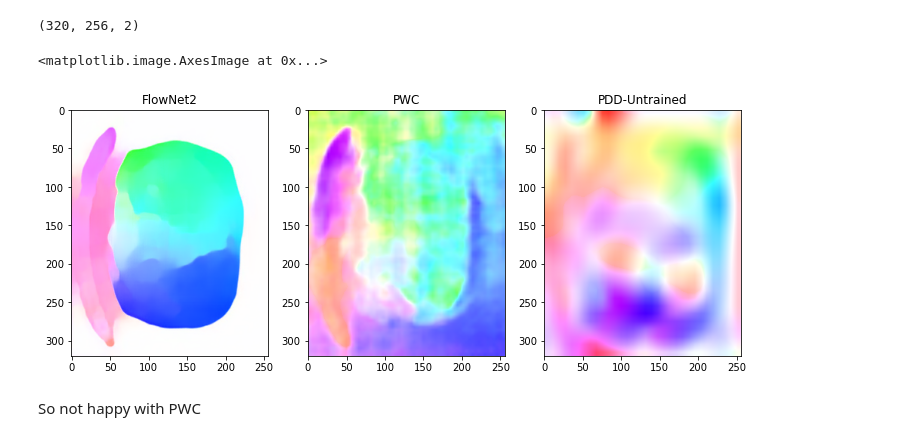
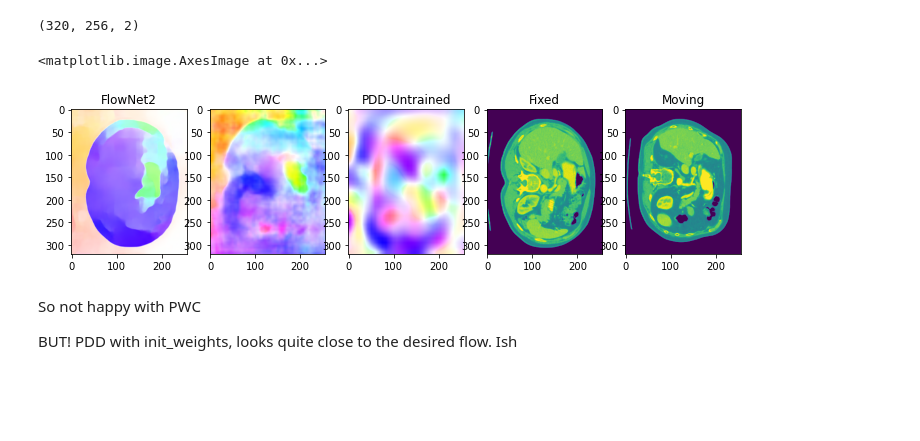
Before and after one commit to TillNicke/KD-for-optical-flow, a Jupyter notebook: Ensemble.ipynb, the cells around one changed output. Cells and saved outputs as stored; diff of their text form; code cells hidden in the pictures; blank space fills up the shorter version.

```diff
--- a/Ensemble.ipynb
+++ b/Ensemble.ipynb
@@ -32,12 +34,18 @@ PWC and Flow2 seem to occupy around 1,5 GB on a graphics card
 imgs = torch.load('Data/img.pth')
 segs = torch.load('Data/seg.pth')
 
-fix = 12; mov=9
+fix = 6; mov=3
 fixed = imgs[fix:fix+1,:,:].float() /255
 moving = imgs[mov:mov+1,:,:].float() /255
 
-fixed_seg = segs[fix:fix+1, :,:].long().contiguous()
-moving_seg = segs[mov:mov+1,:,:].long().contiguous()
+fixed_seg = segs[fix:fix+1, :,:].float().contiguous()
+moving_seg = segs[mov:mov+1,:,:].float().contiguous()
+
+#fixed = F.interpolate(fixed.unsqueeze(0), size=(100,100)).view(1,100,100)
+#moving = F.interpolate(moving.unsqueeze(0), size=(100,100)).view(1,100,100)
+
+#fixed_seg = F.interpolate(fixed_seg.unsqueeze(0), size=(100,100)).view(1,100,100)
+#moving_seg = F.interpolate(moving_seg.unsqueeze(0), size=(100,100)).view(1,100,100)
 
 C,h,w = fixed.shape
 # %%
@@ -91,19 +99,29 @@ pdd_out.shape
 (320, 256, 2)
 # %%
 fig = plt.figure(figsize=(12,12))
-plt.subplot(131)
+plt.subplot(251)
 plt.title("FlowNet2")
 plt.imshow(flow2img(flow2_out))
 
-plt.subplot(132)
+plt.subplot(252)
 plt.title("PWC")
 plt.imshow(flow2img(pwc_out))
 
-plt.subplot(133)
+plt.subplot(253)
 plt.title("PDD-Untrained")
 plt.imshow(flow2img(pdd_out))
+
+plt.subplot(254)
+plt.title('Fixed')
+plt.imshow(fixed.squeeze())
+
+plt.subplot(255)
+plt.title('Moving')
+plt.imshow(moving.squeeze())
 # %% [output]
 <matplotlib.image.AxesImage at 0x...>
-[figure, old version]
+[figure, new version]
 # %% [markdown]
 So not happy with PWC
+
+BUT! PDD with init_weights, looks quite close to the desired flow. Ish
```
Also changed, not shown: parts of 44 cells of this notebook, 6 other files.
